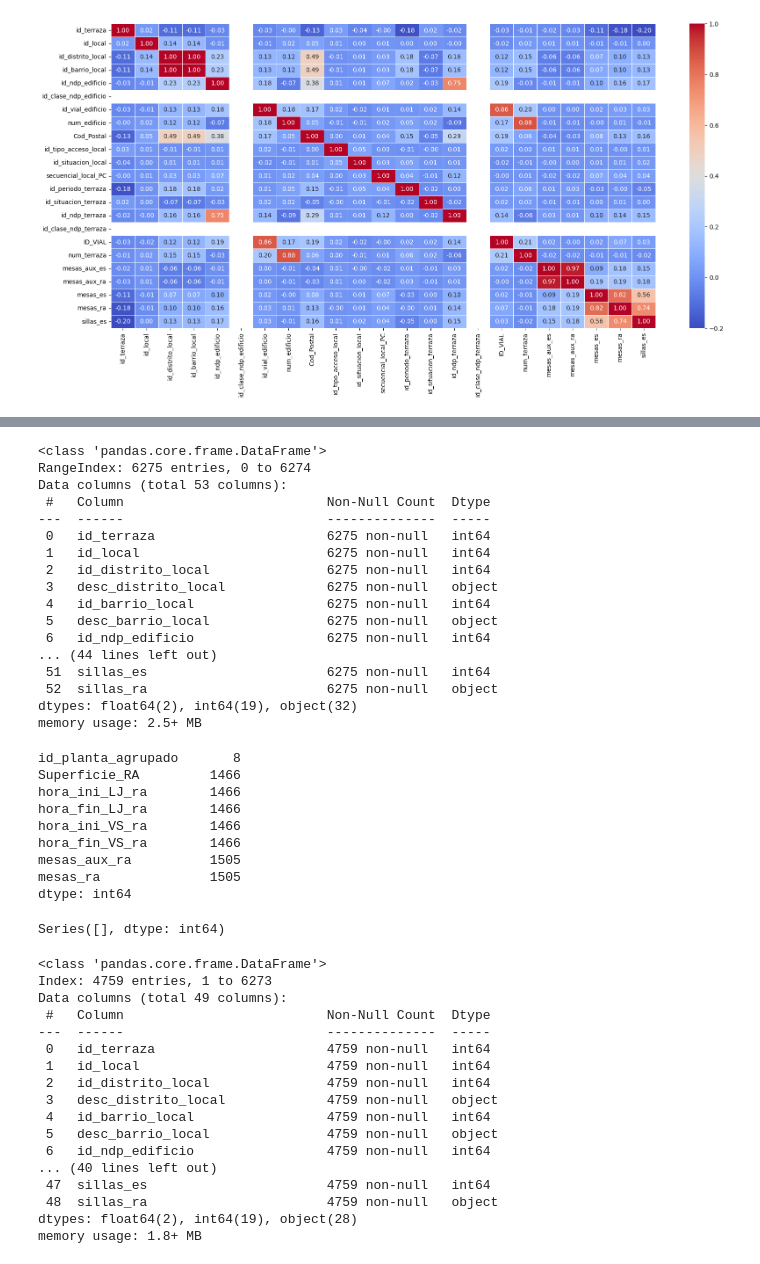
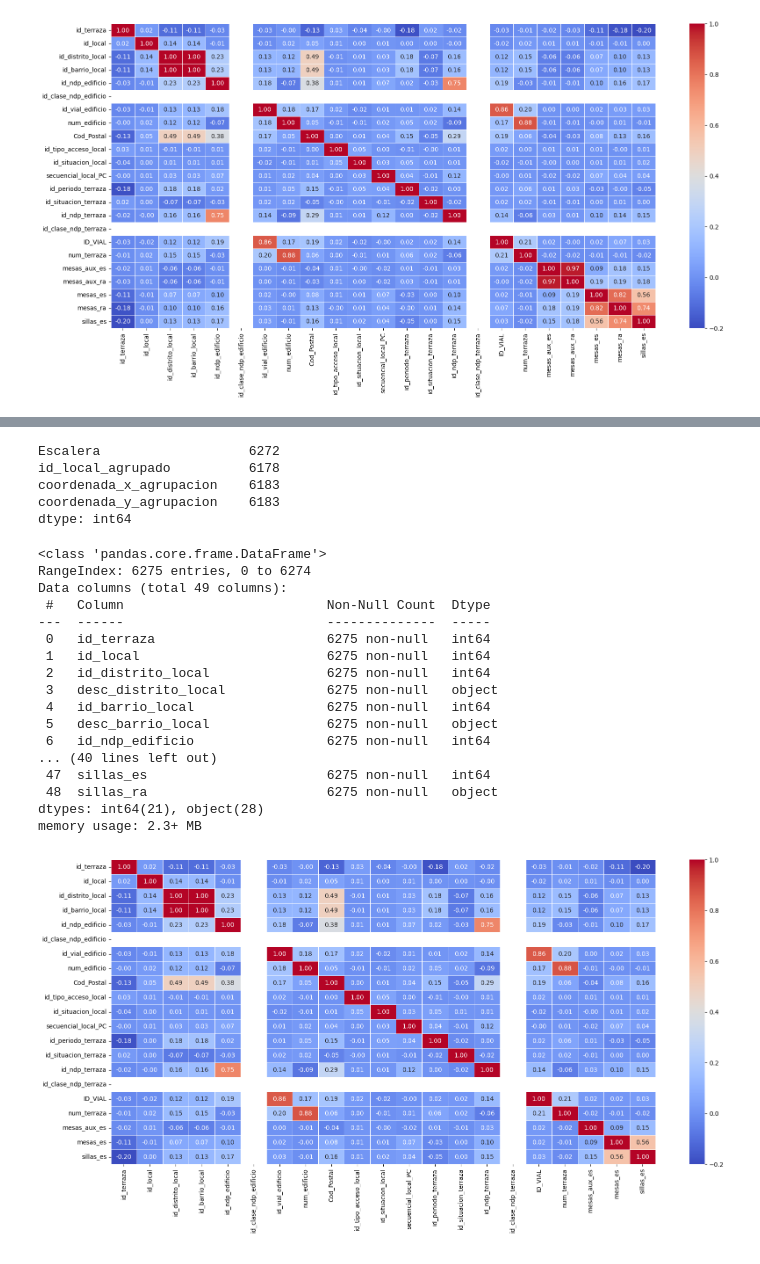
Before and after one commit to SantiagoDrckr/Gobierno_1, a Jupyter notebook: terrazas.ipynb, the cells around one changed output, grey strips where cells are left out. Drawn from its saved outputs; the diff is of its cells as text; code cells hidden in the pictures.

Commit message:
terrazas.ipynb editado

```diff
--- a/terrazas.ipynb
+++ b/terrazas.ipynb
@@ -133,6 +121,6 @@ KeyboardInterrupt:
 # %%
 # Eliminar columnas sin datos
-terrazas_pd_edit = terrazas_pd.drop(['id_clase_ndp_edificio','id_clase_ndp_terraza'], axis=1)
+terrazas_pd_edit = terrazas_pd.drop(['id_planta_agrupado','Superficie_RA','hora_ini_LJ_ra','hora_fin_LJ_ra','hora_ini_VS_ra','hora_fin_VS_ra','mesas_aux_ra','mesas_ra'], axis=1)
 terrazas_pd_edit.info()
 # %% [output]
 <class 'pandas.core.frame.DataFrame'>
@@ -155,68 +143,38 @@ memory usage: 2.6+ MB
-# %%
-# eliminar columnas sin datos relevantes
-terrazas_pd_edit = terrazas_pd_edit.drop(['nom_edificio','nom_terraza'], axis=1)
-terrazas_pd_edit.info()
-# %% [output]
-<class 'pandas.core.frame.DataFrame'>
-RangeIndex: 6275 entries, 0 to 6274
-Data columns (total 53 columns):
- #   Column                          Non-Null Count  Dtype
----  ------                          --------------  -----
- 0   id_terraza                      6275 non-null   int64
- 1   id_local                        6275 non-null   int64
- 2   id_distrito_local               6275 non-null   int64
- 3   desc_distrito_local             6275 non-null   object
- 4   id_barrio_local                 6275 non-null   int64
- 5   desc_barrio_local               6275 non-null   object
- 6   id_ndp_edificio                 6275 non-null   int64
-... (44 lines left out)
- 51  sillas_es                       6275 non-null   int64
- 52  sillas_ra                       6275 non-null   object
-dtypes: float64(2), int64(19), object(32)
-memory usage: 2.5+ MB
-# %%
-# eliminar otras columnas sin datos relevantes
-terrazas_pd_edit = terrazas_pd_edit.drop(['Escalera','id_local_agrupado','coordenada_x_agrupacion','coordenada_y_agrupacion'], axis=1)
 # %%
 terrazas_pd_edit.isnull().sum()[terrazas_pd_edit.isnull().sum() > 0]
 # %% [output]
-id_planta_agrupado       8
-Superficie_RA         1466
-hora_ini_LJ_ra        1466
-hora_fin_LJ_ra        1466
-hora_ini_VS_ra        1466
-hora_fin_VS_ra        1466
-mesas_aux_ra          1505
-mesas_ra              1505
+Escalera                   6272
+id_local_agrupado          6178
+coordenada_x_agrupacion    6183
+coordenada_y_agrupacion    6183
 dtype: int64
-# %%
-# eiliminar filas con valores nulos
-terrazas_pd_edit = terrazas_pd_edit.dropna(subset=['hora_ini_LJ_ra'])
-terrazas_pd_edit = terrazas_pd_edit.dropna(subset=['mesas_aux_ra'])
-terrazas_pd_edit = terrazas_pd_edit.dropna(subset=['id_planta_agrupado'])
-terrazas_pd_edit.isnull().sum()[terrazas_pd_edit.isnull().sum() > 0]
-# %% [output]
-Series([], dtype: int64)
 # %%
 terrazas_pd_edit.info()
 # %% [output]
 <class 'pandas.core.frame.DataFrame'>
-Index: 4759 entries, 1 to 6273
+RangeIndex: 6275 entries, 0 to 6274
 Data columns (total 49 columns):
  #   Column                          Non-Null Count  Dtype
 ---  ------                          --------------  -----
- 0   id_terraza                      4759 non-null   int64
- 1   id_local                        4759 non-null   int64
- 2   id_distrito_local               4759 non-null   int64
- 3   desc_distrito_local             4759 non-null   object
- 4   id_barrio_local                 4759 non-null   int64
- 5   desc_barrio_local               4759 non-null   object
- 6   id_ndp_edificio                 4759 non-null   int64
+ 0   id_terraza                      6275 non-null   int64
+ 1   id_local                        6275 non-null   int64
+ 2   id_distrito_local               6275 non-null   int64
+ 3   desc_distrito_local             6275 non-null   object
+ 4   id_barrio_local                 6275 non-null   int64
+ 5   desc_barrio_local               6275 non-null   object
+ 6   id_ndp_edificio                 6275 non-null   int64
 ... (40 lines left out)
- 47  sillas_es                       4759 non-null   int64
- 48  sillas_ra                       4759 non-null   object
-dtypes: float64(2), int64(19), object(28)
-memory usage: 1.8+ MB
+ 47  sillas_es                       6275 non-null   int64
+ 48  sillas_ra                       6275 non-null   object
+dtypes: int64(21), object(28)
+memory usage: 2.3+ MB
+# %%
+plt.figure(figsize=(20, 9))
+df_numerico = terrazas_pd_edit.select_dtypes(include=['number'])
+sns.heatmap(df_numerico.corr(), annot=True, cmap='coolwarm', fmt=".2f",linewidth=.5)
+plt.show()
+# %% [output]
+[figure, added]
 # %%
 # transformar Superficie_ES y Superficie_RA en valores numéricos
 terrazas_pd_edit['Superficie_ES'] = terrazas_pd_edit['Superficie_ES'].str.replace(',', '.').astype(float)
```
Also changed, not shown: parts of 7 cells of this notebook, 1 other file.
